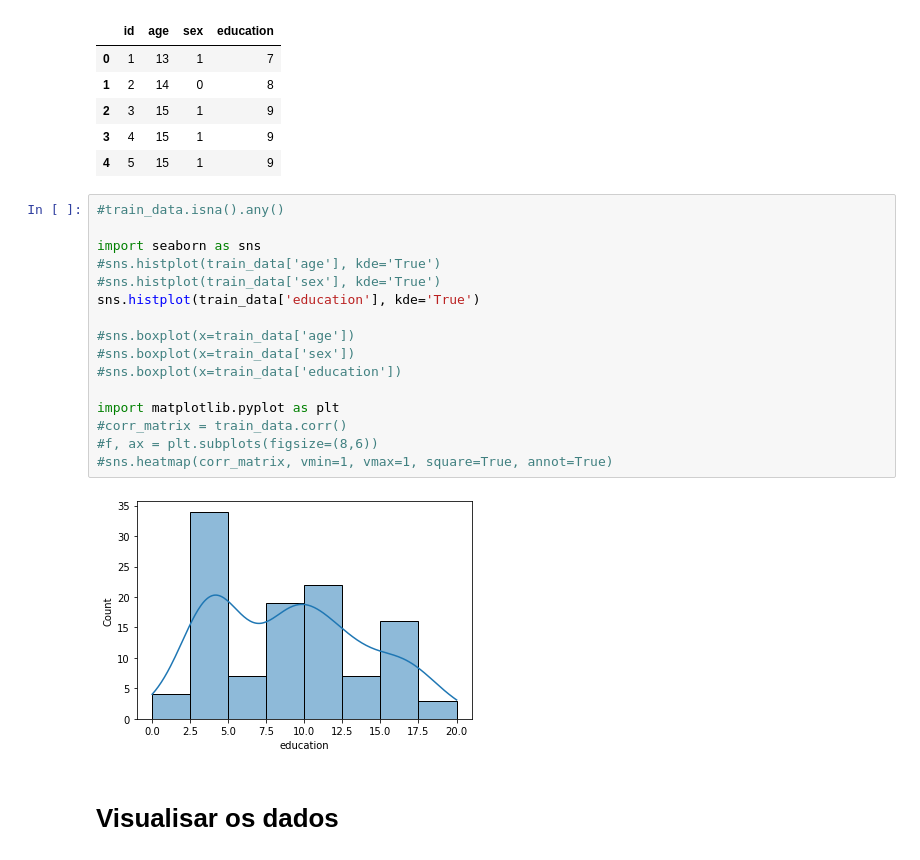
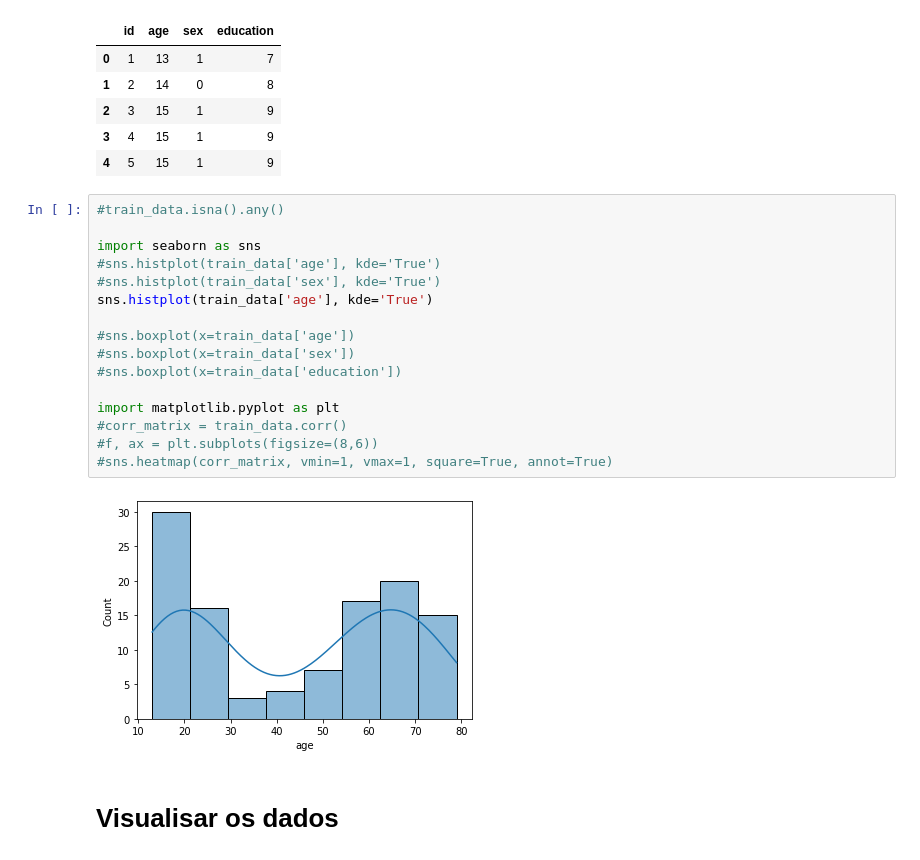
Before and after one commit to benjamimcoelho/AprendizagemProfunda, a Jupyter notebook: notebooks/grupo7.ipynb, the cells around one changed output. Drawn from its saved outputs; the diff is of its cells as text.

```diff
--- a/notebooks/grupo7.ipynb
+++ b/notebooks/grupo7.ipynb
@@ -51,21 +51,21 @@ train_data.head()
 # %%
 #train_data.isna().any()
 
 import seaborn as sns
 #sns.histplot(train_data['age'], kde='True')
 #sns.histplot(train_data['sex'], kde='True')
-sns.histplot(train_data['education'], kde='True')
+sns.histplot(train_data['age'], kde='True')
 
 #sns.boxplot(x=train_data['age'])
 #sns.boxplot(x=train_data['sex'])
 #sns.boxplot(x=train_data['education'])
 
 import matplotlib.pyplot as plt
 #corr_matrix = train_data.corr()
 #f, ax = plt.subplots(figsize=(8,6))
 #sns.heatmap(corr_matrix, vmin=1, vmax=1, square=True, annot=True)
 # %% [output]
-[figure, old version]
+[figure, new version]
 # %% [markdown]
 # Visualisar os dados
 # %%
```
Also changed, not shown: parts of 6 cells of this notebook, 14 other files.
